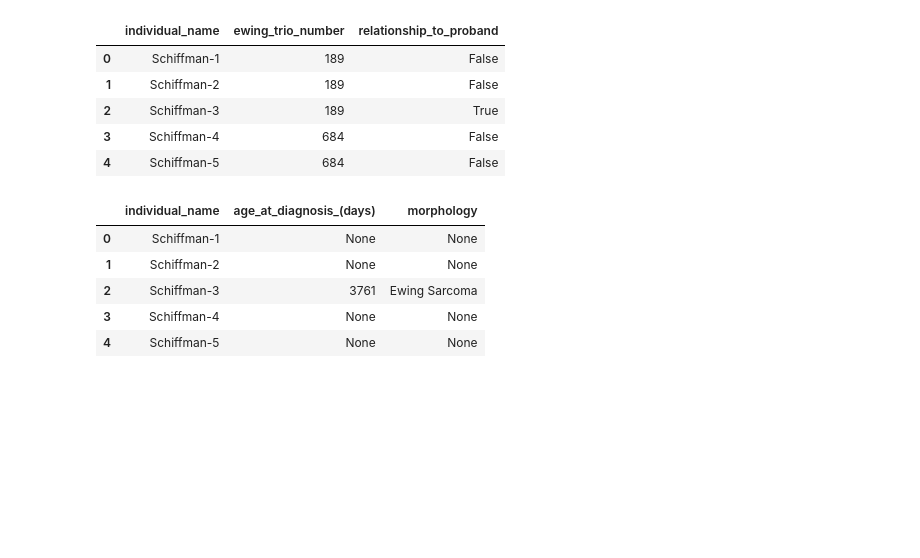
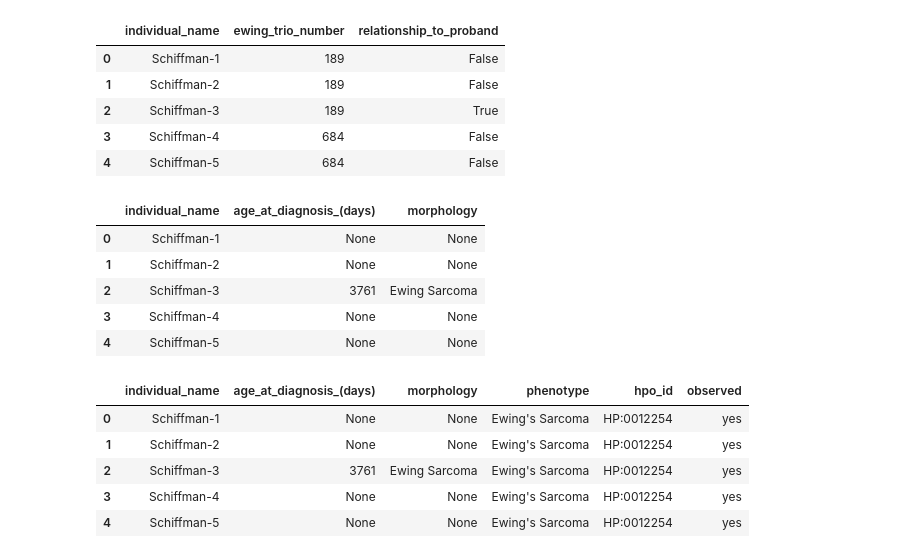
Before and after one commit to ConnorBarnhill/kf-api-dataservice, a Jupyter notebook: dataservice/util/data_import/schiffman/Schiffman-Import.ipynb, the cells around one changed output. Saved outputs shown, nothing was run; the diff lists cells and outputs as text; code cells hidden in the pictures; blank space fills up the shorter version.

Commit message:
:sparkles: Add genomic file, phenotype, fam rel to etl

```diff
--- a/dataservice/util/data_import/schiffman/Schiffman-Import.ipynb
+++ b/dataservice/util/data_import/schiffman/Schiffman-Import.ipynb
@@ -383,3 +382,19 @@ diagnosis_df.head()
 | 2 | Schiffman-3 | 3761 | Ewing Sarcoma |
 | 3 | Schiffman-4 | None | None |
 | 4 | Schiffman-5 | None | None |
+# %%
+# Phenotypes
+def create_phenotype_df(df):
+    df['phenotype'] = "Ewing's Sarcoma"
+    df['hpo_id'] = "HP:0012254"
+    df['observed'] = "yes"
+    return df
+phenotype_df = create_phenotype_df(diagnosis_df)
+phenotype_df.head()
+# %% [output]
+|  | individual_name | age_at_diagnosis_(days) | morphology | phenotype | hpo_id | observed |
+| 0 | Schiffman-1 | None | None | Ewing's Sarcoma | HP:0012254 | yes |
+| 1 | Schiffman-2 | None | None | Ewing's Sarcoma | HP:0012254 | yes |
+| 2 | Schiffman-3 | 3761 | Ewing Sarcoma | Ewing's Sarcoma | HP:0012254 | yes |
+| 3 | Schiffman-4 | None | None | Ewing's Sarcoma | HP:0012254 | yes |
+| 4 | Schiffman-5 | None | None | Ewing's Sarcoma | HP:0012254 | yes |
```
Also changed, not shown: parts of 3 cells of this notebook, 6 other files.
